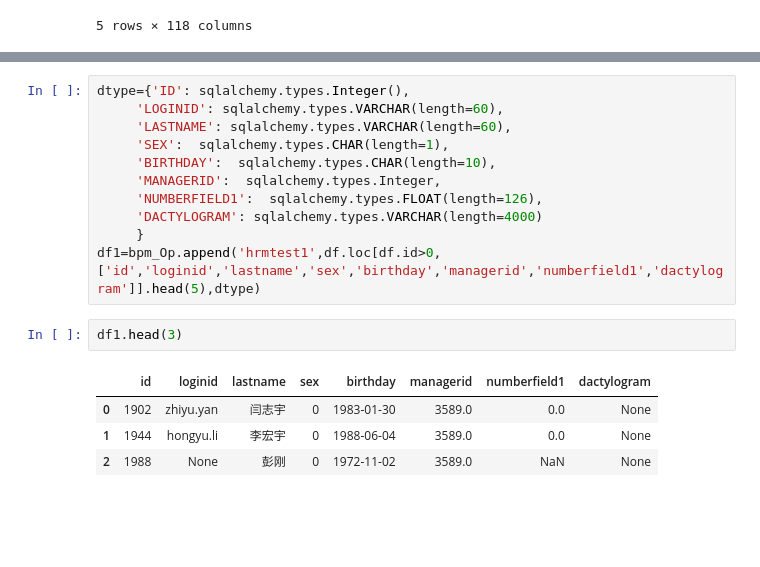
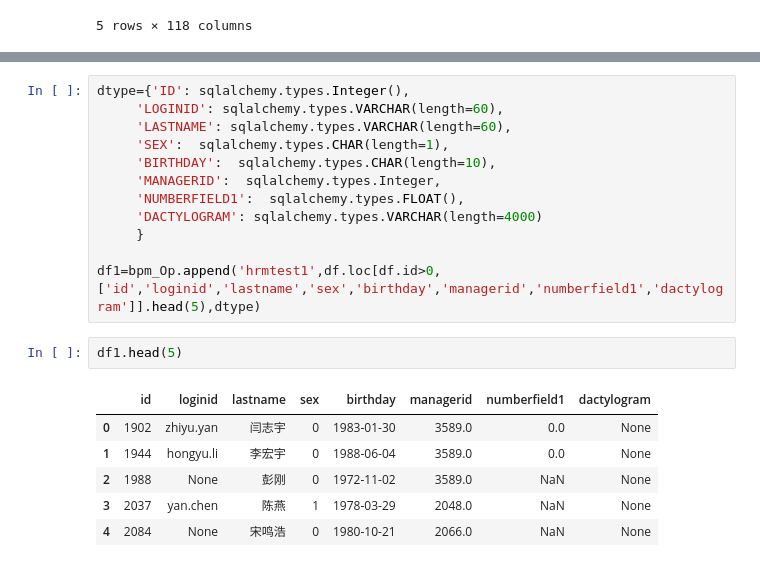
Before and after one commit to Yusheng0313/JNB_WS, a Jupyter notebook: 伟仕佳杰数据分析/OracleLinkTest.ipynb, the cells around one changed output, grey strips where cells are left out. Drawn from its saved outputs; the diff is of its cells as text; blank space fills up the shorter version.

```diff
--- a/伟仕佳杰数据分析/OracleLinkTest.ipynb
+++ b/伟仕佳杰数据分析/OracleLinkTest.ipynb
@@ -62,14 +47,17 @@ dtype={'ID': sqlalchemy.types.Integer(),
      'SEX':  sqlalchemy.types.CHAR(length=1),
      'BIRTHDAY':  sqlalchemy.types.CHAR(length=10),
      'MANAGERID':  sqlalchemy.types.Integer,
-     'NUMBERFIELD1':  sqlalchemy.types.FLOAT(length=126),
+     'NUMBERFIELD1':  sqlalchemy.types.FLOAT(),
      'DACTYLOGRAM': sqlalchemy.types.VARCHAR(length=4000)
      }
+
 df1=bpm_Op.append('hrmtest1',df.loc[df.id>0,['id','loginid','lastname','sex','birthday','managerid','numberfield1','dactylogram']].head(5),dtype)
 # %%
-df1.head(3)
+df1.head(5)
 # %% [output]
 |  | id | loginid | lastname | sex | birthday | managerid | numberfield1 | dactylogram |
 | 0 | 1902 | zhiyu.yan | 闫志宇 | 0 | 1983-01-30 | 3589.0 | 0.0 | None |
 | 1 | 1944 | hongyu.li | 李宏宇 | 0 | 1988-06-04 | 3589.0 | 0.0 | None |
 | 2 | 1988 | None | 彭刚 | 0 | 1972-11-02 | 3589.0 | NaN | None |
+| 3 | 2037 | yan.chen | 陈燕 | 1 | 1978-03-29 | 2048.0 | NaN | None |
+| 4 | 2084 | None | 宋鸣浩 | 0 | 1980-10-21 | 2066.0 | NaN | None |
```
Also changed, not shown: parts of 3 cells of this notebook, 3 other files.
